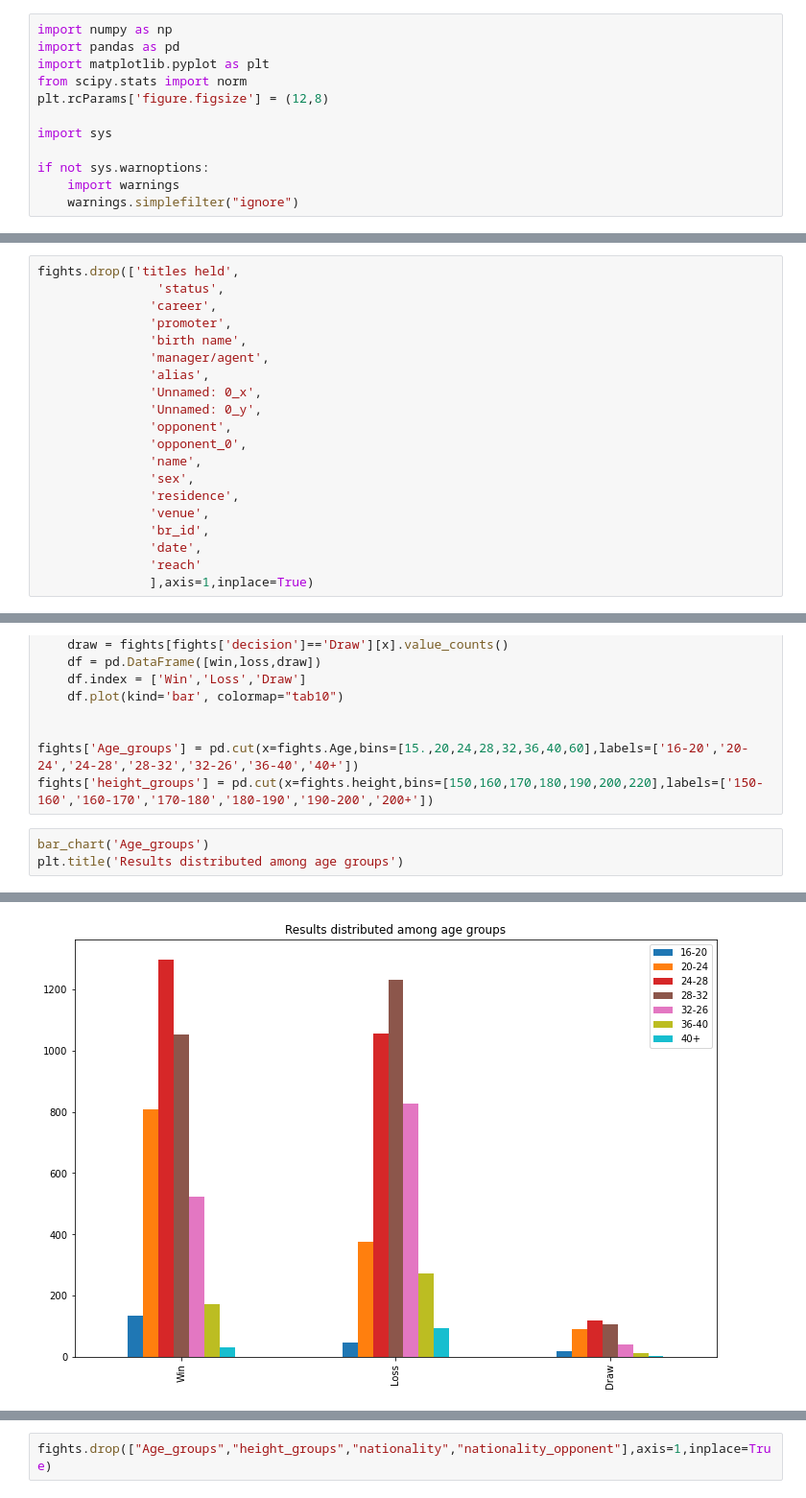
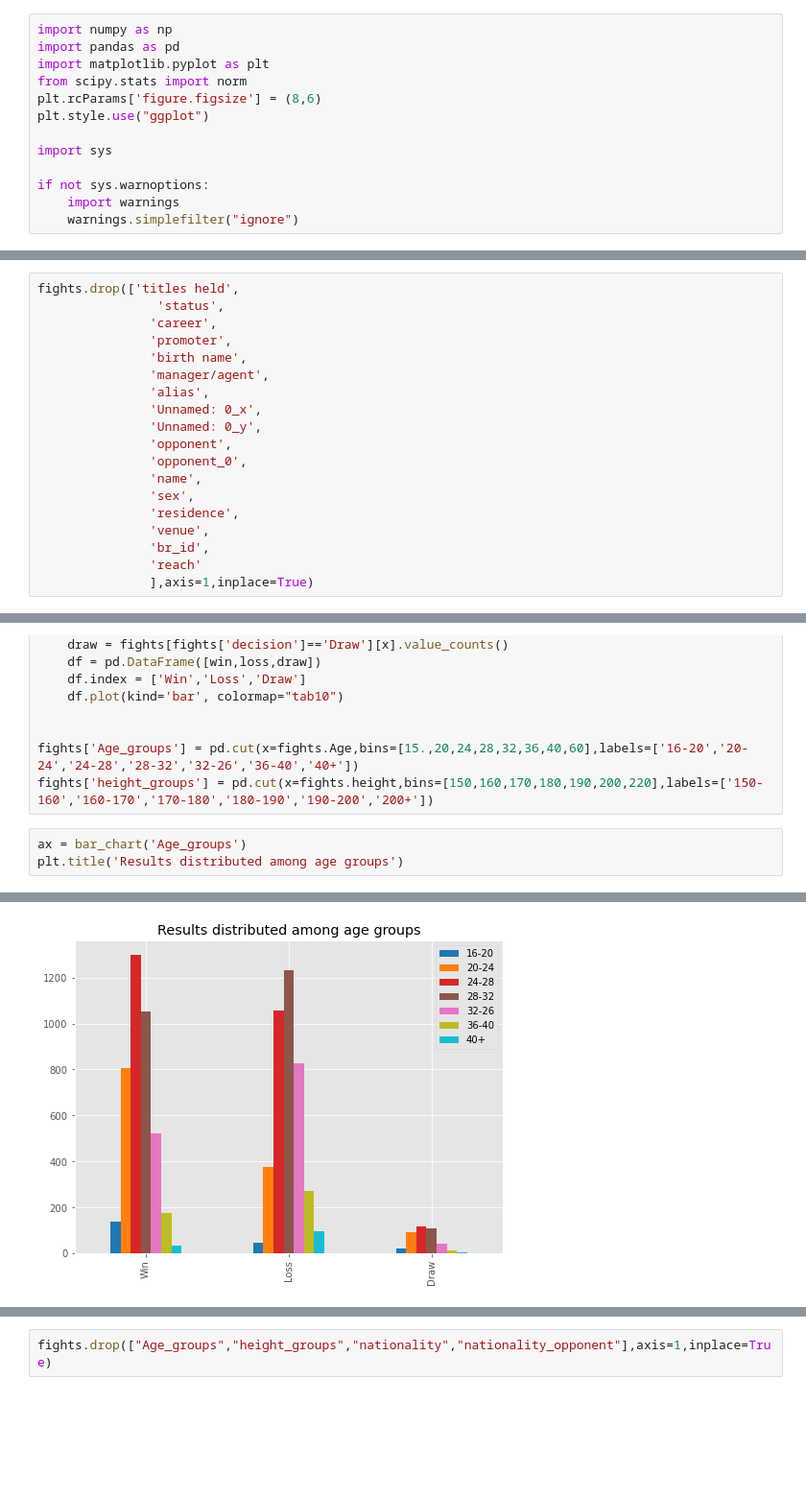
Before and after one commit to Gabriele-Frattini/fight-prediction, a Jupyter notebook: notebook.ipynb, the cells around one changed output, grey strips where cells are left out. Shown: that part at 96% size. Drawn from its saved outputs; the diff is of its cells as text; blank space fills up the shorter version.

Commit message:
Updated notebook with further analysis and added image to app

```diff
--- a/notebook.ipynb
+++ b/notebook.ipynb
@@ -3,7 +3,8 @@ import numpy as np
 import pandas as pd
 import matplotlib.pyplot as plt
 from scipy.stats import norm
-plt.rcParams['figure.figsize'] = (12,8)
+plt.rcParams['figure.figsize'] = (8,6)
+plt.style.use("ggplot")
 
 import sys
 
@@ -93,7 +94,6 @@ fights.drop(['titles held',
                'residence',
                'venue',
                'br_id',
-               'date',
                'reach'
                ],axis=1,inplace=True)
 # %%
@@ -271,11 +272,11 @@ def bar_chart(x):
 fights['Age_groups'] = pd.cut(x=fights.Age,bins=[15.,20,24,28,32,36,40,60],labels=['16-20','20-24','24-28','28-32','32-26','36-40','40+'])
 fights['height_groups'] = pd.cut(x=fights.height,bins=[150,160,170,180,190,200,220],labels=['150-160','160-170','170-180','180-190','190-200','200+'])
 # %%
-bar_chart('Age_groups')
+ax = bar_chart('Age_groups')
 plt.title('Results distributed among age groups')
 # %% [output]
 Text(0.5, 1.0, 'Results distributed among age groups')
-[figure, old version]
+[figure, new version]
 # %%
 bar_chart('height_groups')
 plt.title('Result distributed among height groups')
```
Also changed, not shown: parts of 36 cells of this notebook, 4 other files.
